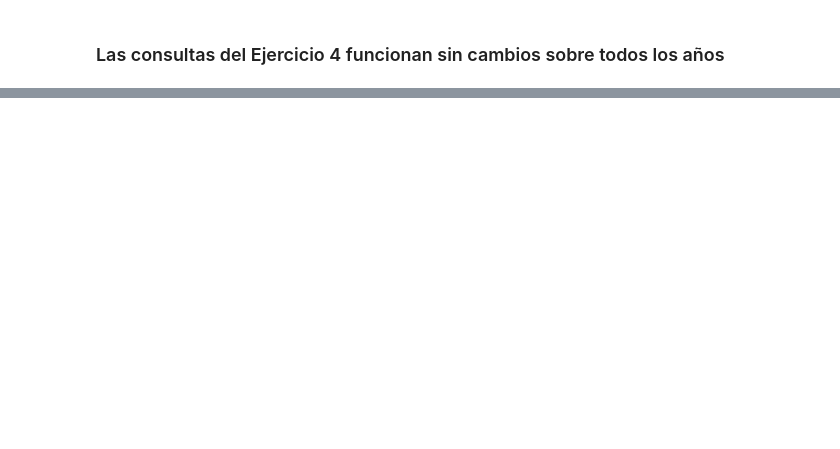
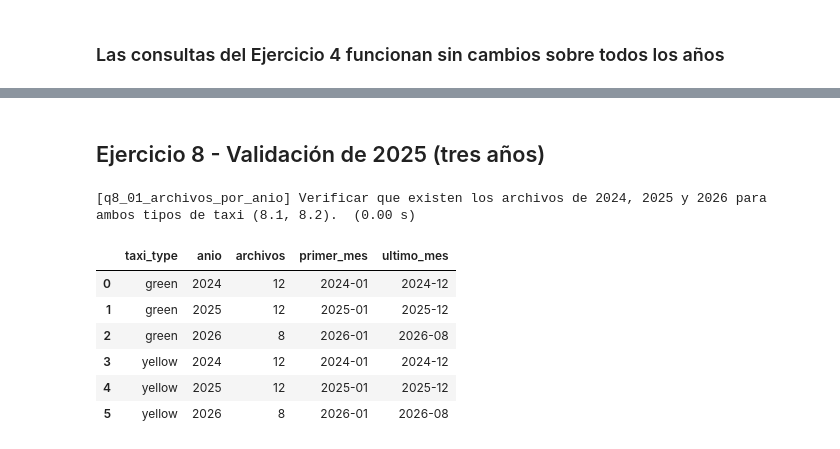
Before and after one commit to pablouwunya2021/duckdb, a Jupyter notebook: notebooks/03_incorporacion_anios.ipynb, the cells around one changed output, grey strips where cells are left out. Drawn from its saved outputs; the diff is of its cells as text; code cells hidden in the pictures; blank space fills up the shorter version.

```diff
--- a/notebooks/03_incorporacion_anios.ipynb
+++ b/notebooks/03_incorporacion_anios.ipynb
@@ -112,0 +127,14 @@ plt.tight_layout(); plt.show()
+# %% [markdown]
+## Ejercicio 8 - Validación de 2025 (tres años)
+# %%
+V25 = '../sql/08_validacion_2025.sql'
+q('q8_01_archivos_por_anio', V25)
+# %% [output]
+[q8_01_archivos_por_anio] Verificar que existen los archivos de 2024, 2025 y 2026 para ambos tipos de taxi (8.1, 8.2).  (0.00 s)
+|  | taxi_type | anio | archivos | primer_mes | ultimo_mes |
+| 0 | green | 2024 | 12 | 2024-01 | 2024-12 |
+| 1 | green | 2025 | 12 | 2025-01 | 2025-12 |
+| 2 | green | 2026 | 8 | 2026-01 | 2026-08 |
+| 3 | yellow | 2024 | 12 | 2024-01 | 2024-12 |
+| 4 | yellow | 2025 | 12 | 2025-01 | 2025-12 |
+| 5 | yellow | 2026 | 8 | 2026-01 | 2026-08 |
```
Also changed, not shown: parts of 13 cells of this notebook, 8 other files.
